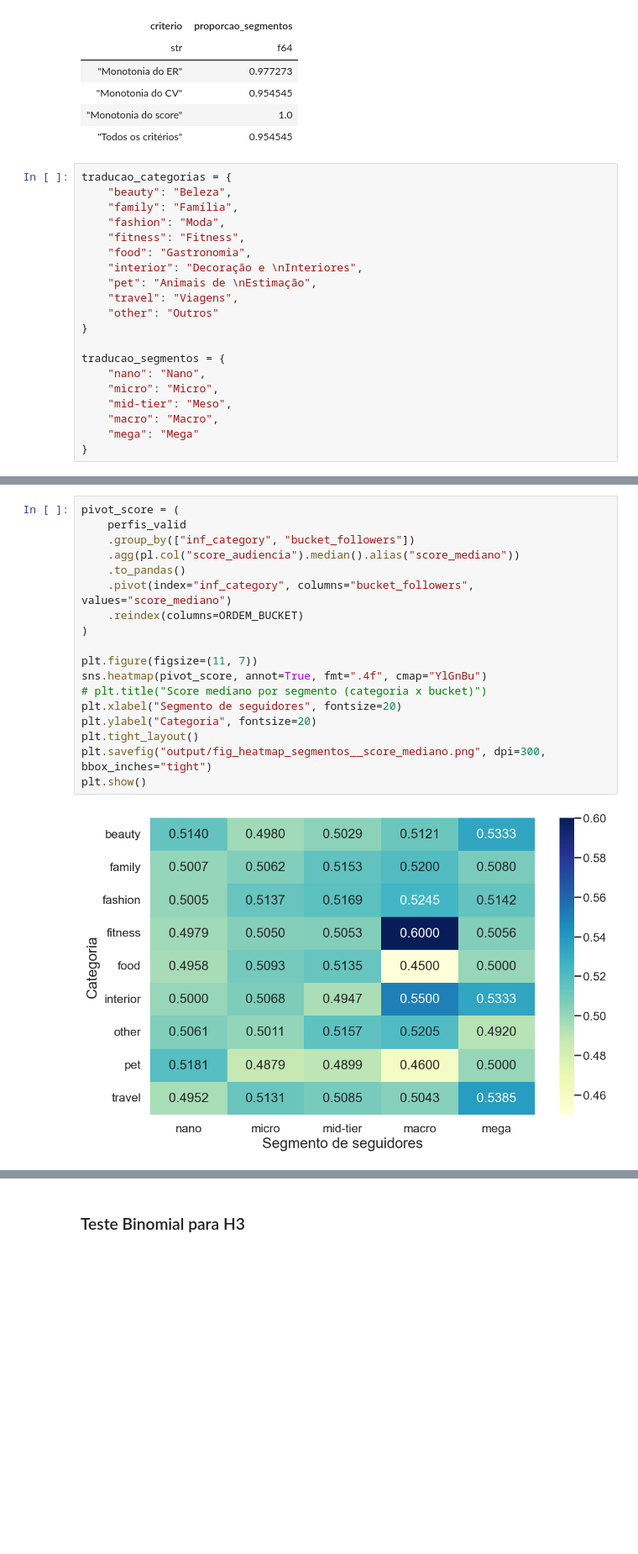
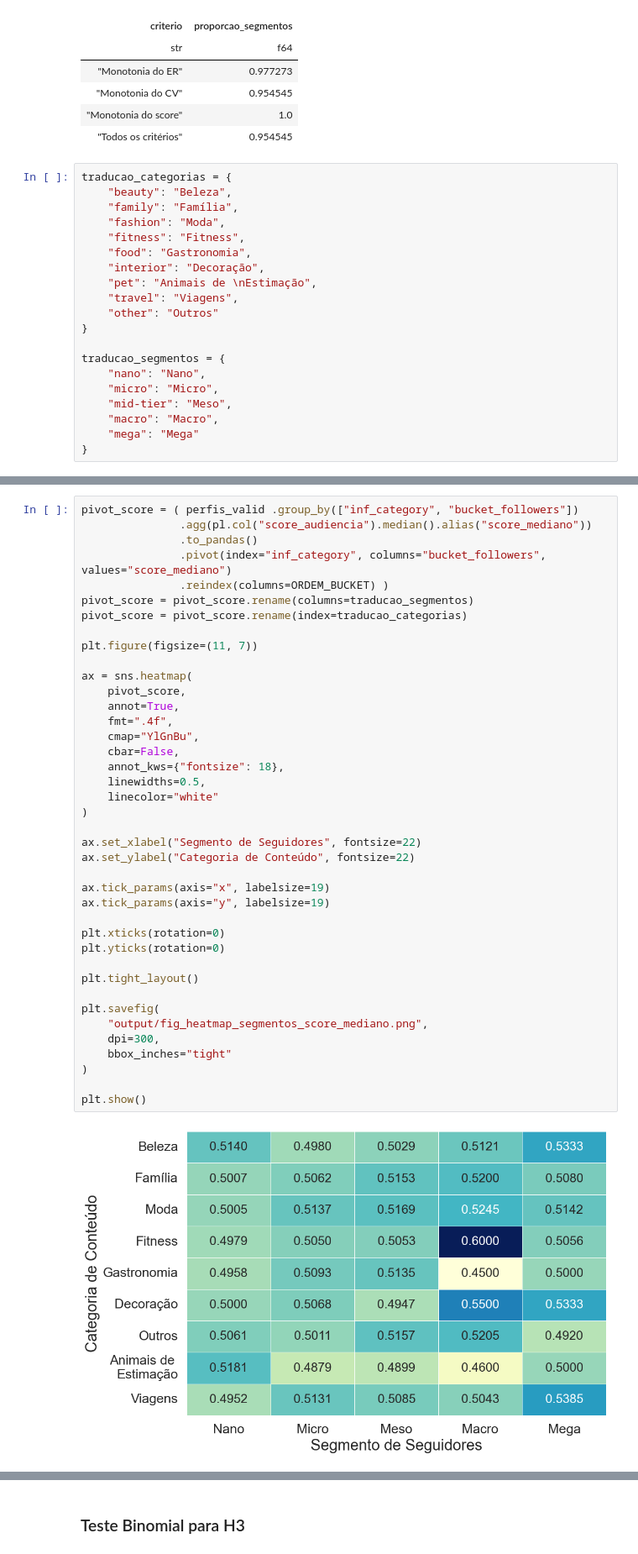
Before and after one commit to Davi-SC/audience-quality-score, a Jupyter notebook: validacao_hipoteses.ipynb, the cells around one changed output, grey strips where cells are left out. Shown at 84% size. Drawn from its saved outputs; the diff is of its cells as text; blank space fills up the shorter version.

```diff
--- a/validacao_hipoteses.ipynb
+++ b/validacao_hipoteses.ipynb
@@ -855,7 +1009,7 @@ traducao_categorias = {
     "fashion": "Moda",
     "fitness": "Fitness",
     "food": "Gastronomia",
-    "interior": "Decoração e \nInteriores",
+    "interior": "Decoração",
     "pet": "Animais de \nEstimação",
     "travel": "Viagens",
     "other": "Outros"
@@ -871,20 +1071,42 @@ traducao_segmentos = {
 # %%
-pivot_score = (
-    perfis_valid
-    .group_by(["inf_category", "bucket_followers"])
-    .agg(pl.col("score_audiencia").median().alias("score_mediano"))
-    .to_pandas()
-    .pivot(index="inf_category", columns="bucket_followers", values="score_mediano")
-    .reindex(columns=ORDEM_BUCKET)
+pivot_score = ( perfis_valid .group_by(["inf_category", "bucket_followers"])
+               .agg(pl.col("score_audiencia").median().alias("score_mediano"))
+               .to_pandas()
+               .pivot(index="inf_category", columns="bucket_followers", values="score_mediano")
+               .reindex(columns=ORDEM_BUCKET) )
+pivot_score = pivot_score.rename(columns=traducao_segmentos)
+pivot_score = pivot_score.rename(index=traducao_categorias)
+
+plt.figure(figsize=(11, 7))
+
+ax = sns.heatmap(
+    pivot_score,
+    annot=True,
+    fmt=".4f",
+    cmap="YlGnBu",
+    cbar=False,
+    annot_kws={"fontsize": 18},
+    linewidths=0.5,
+    linecolor="white"
 )
 
-plt.figure(figsize=(11, 7))
-sns.heatmap(pivot_score, annot=True, fmt=".4f", cmap="YlGnBu")
-# plt.title("Score mediano por segmento (categoria x bucket)")
-plt.xlabel("Segmento de seguidores", fontsize=20)
-plt.ylabel("Categoria", fontsize=20)
+ax.set_xlabel("Segmento de Seguidores", fontsize=22)
+ax.set_ylabel("Categoria de Conteúdo", fontsize=22)
+
+ax.tick_params(axis="x", labelsize=19)
+ax.tick_params(axis="y", labelsize=19)
+
+plt.xticks(rotation=0)
+plt.yticks(rotation=0)
+
 plt.tight_layout()
-plt.savefig("output/fig_heatmap_segmentos__score_mediano.png", dpi=300, bbox_inches="tight")
+
+plt.savefig(
+    "output/fig_heatmap_segmentos_score_mediano.png",
+    dpi=300,
+    bbox_inches="tight"
+)
+
 plt.show()
 # %% [output]
-[figure, old version]
+[figure, new version]
```
Also changed, not shown: parts of 9 cells of this notebook, 2 other files.
